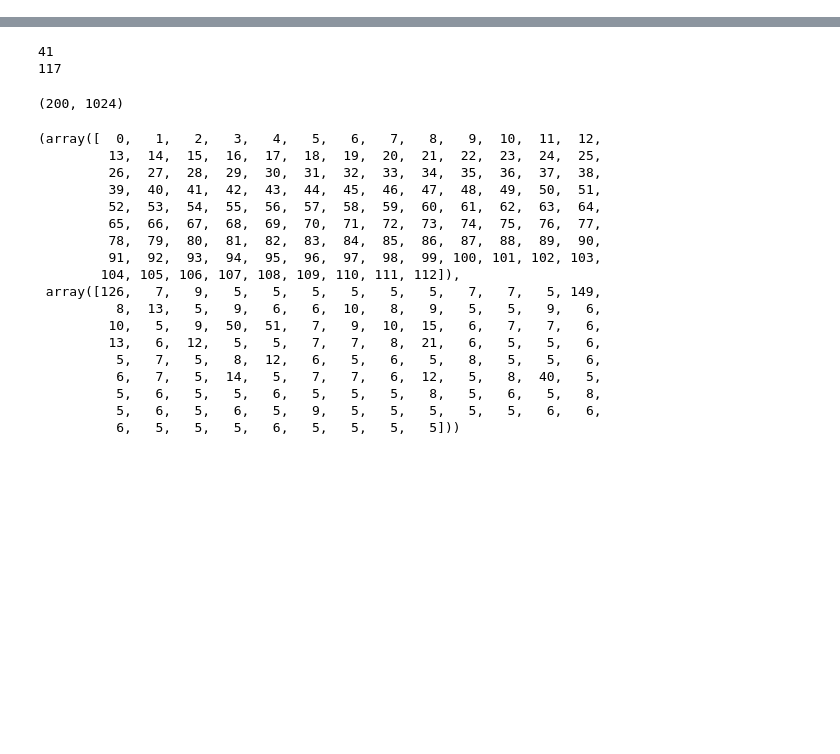
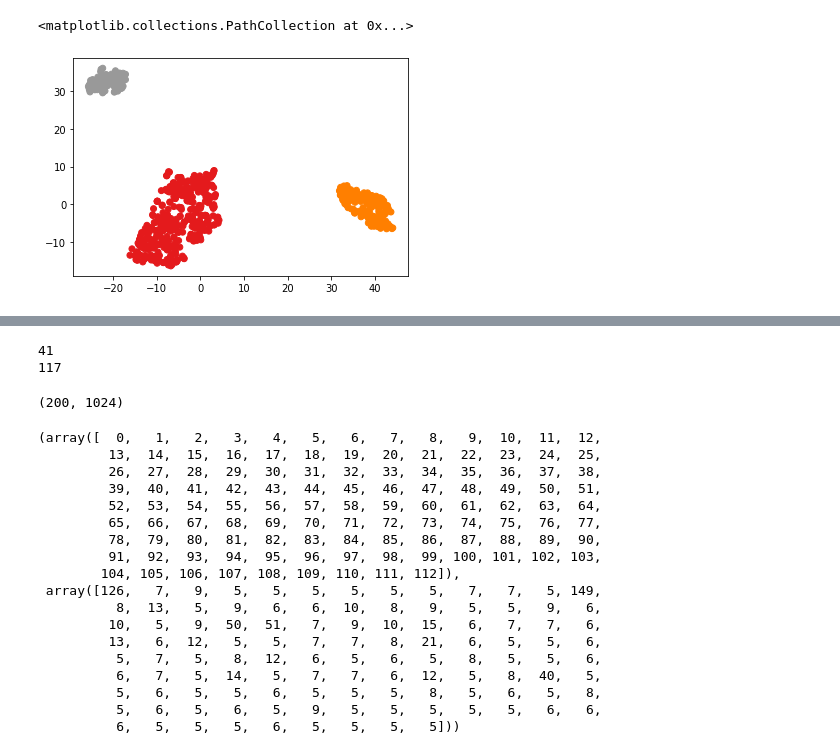
Before and after one commit to cirmuw/casa, a Jupyter notebook: tmp_detectoutlier.ipynb, the cells around one changed output, grey strips where cells are left out. Drawn from its saved outputs; the diff is of its cells as text; code cells hidden in the pictures; blank space fills up the shorter version.

```diff
--- a/tmp_detectoutlier.ipynb
+++ b/tmp_detectoutlier.ipynb
@@ -89,0 +156,4 @@ def register_hooks_2d(layers):
+# %%
+grammatrices = []
+stylemodel(batchimages.to(device))
+grammatrices
@@ -89,0 +201,4 @@ def register_hooks_2d(layers):
+# %%
+gramm_batch = []
+for gm in grammatrices[0]:
+    gramm_batch.append(gm.flatten())
@@ -89,0 +214,33 @@ def register_hooks_2d(layers):
+# %%
+matrices_for_embedding = []
+base_matrices = []
+grammatrices = []
+scanners = []
+
+for batch in dl:
+    images, targets, scanner, filepath = batch
+    images = torch.stack(images)
+
+    x = images.to(device)
+    y_style = stylemodel(x.float())
+    for gm in grammatrices[0]:
+        matrices_for_embedding.append(gm.detach().cpu().numpy().flatten())
+        base_matrices.append(gm.detach().cpu().numpy().flatten())
+    scanners.append(0)
+    grammatrices = []
+
+for batch in dl_trainset:
+    images, targets, scanner, filepath = batch
+    images = torch.stack(images)
+
+    x = images.to(device)
+    y_style = stylemodel(x.float())
+    for gm in grammatrices[0]:
+        matrices_for_embedding.append(gm.detach().cpu().numpy().flatten())
+        grammatrices = []
+    if scanner[0] == 'ges':
+        scanners.append(0)
+    elif scanner[0] == 'geb':
+        scanners.append(1)
+    else:
+        scanners.append(2)
@@ -89,0 +262,7 @@ def register_hooks_2d(layers):
+# %%
+tsne = TSNE(n_components=2, perplexity=50)
+elements_tsne = tsne.fit_transform(matrices_for_embedding)
+plt.scatter(elements_tsne[:, 0], elements_tsne[:, 1], c=scanners, cmap='Set1')
+# %% [output]
+<matplotlib.collections.PathCollection at 0x...>
+[figure, added]
```
Also changed, not shown: parts of 19 cells of this notebook, 9 other files.
